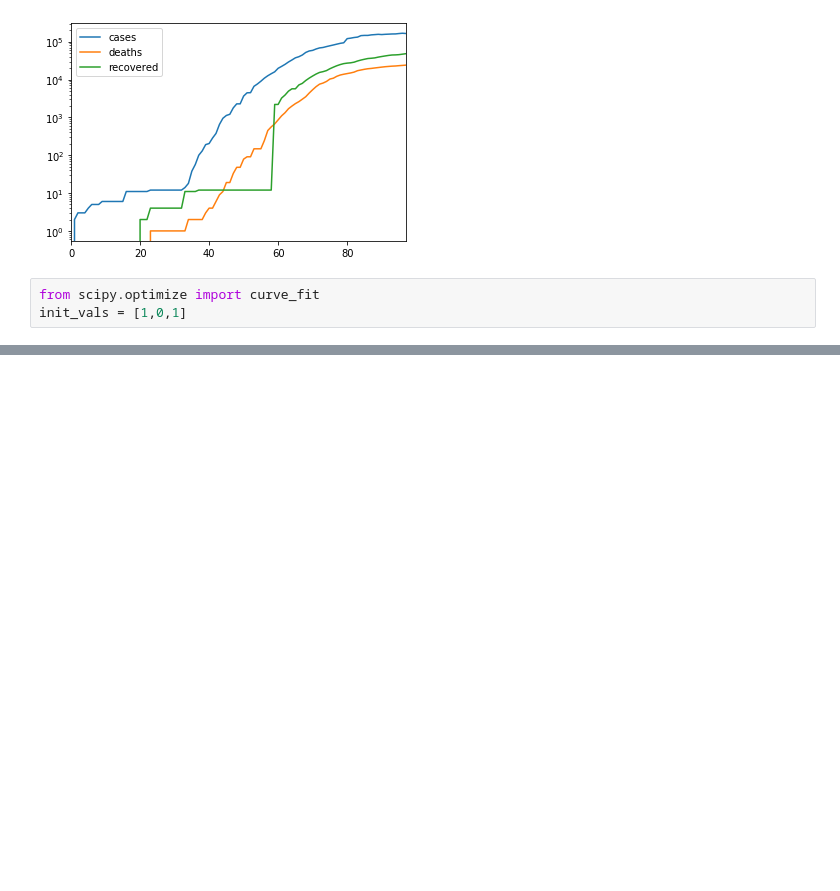
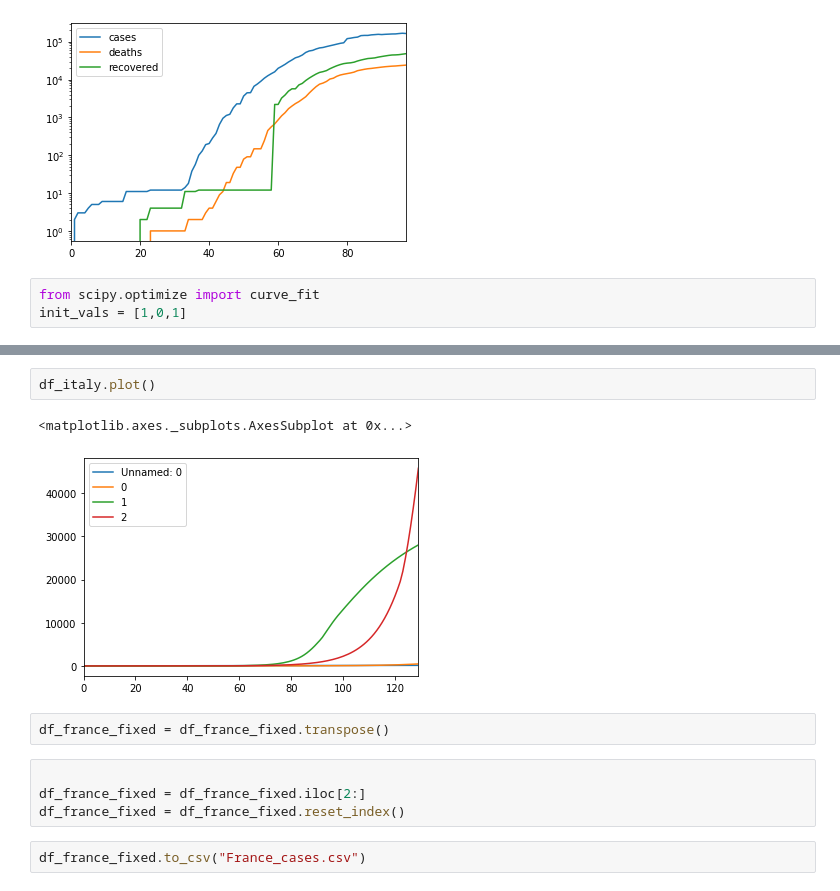
Before and after one commit to RobindeGrootNL/COVID-19-Data-Driven-Policy-Advisor-Tool, a Jupyter notebook: python/data handling/DataCleaning.ipynb, the cells around one changed output, grey strips where cells are left out. Saved outputs shown, nothing was run; the diff lists cells and outputs as text; blank space fills up the shorter version.

```diff
--- a/python/data handling/DataCleaning.ipynb
+++ b/python/data handling/DataCleaning.ipynb
@@ -191,0 +200,13 @@ init_vals = [1,0,1]
+# %%
+df_italy.plot()
+# %% [output]
+<matplotlib.axes._subplots.AxesSubplot at 0x...>
+[figure, added]
+# %%
+df_france_fixed = df_france_fixed.transpose()
+# %%
+
+df_france_fixed = df_france_fixed.iloc[2:]
+df_france_fixed = df_france_fixed.reset_index()
+# %%
+df_france_fixed.to_csv("France_cases.csv")
```
Also changed, not shown: parts of 2 cells of this notebook, 5 other files.
